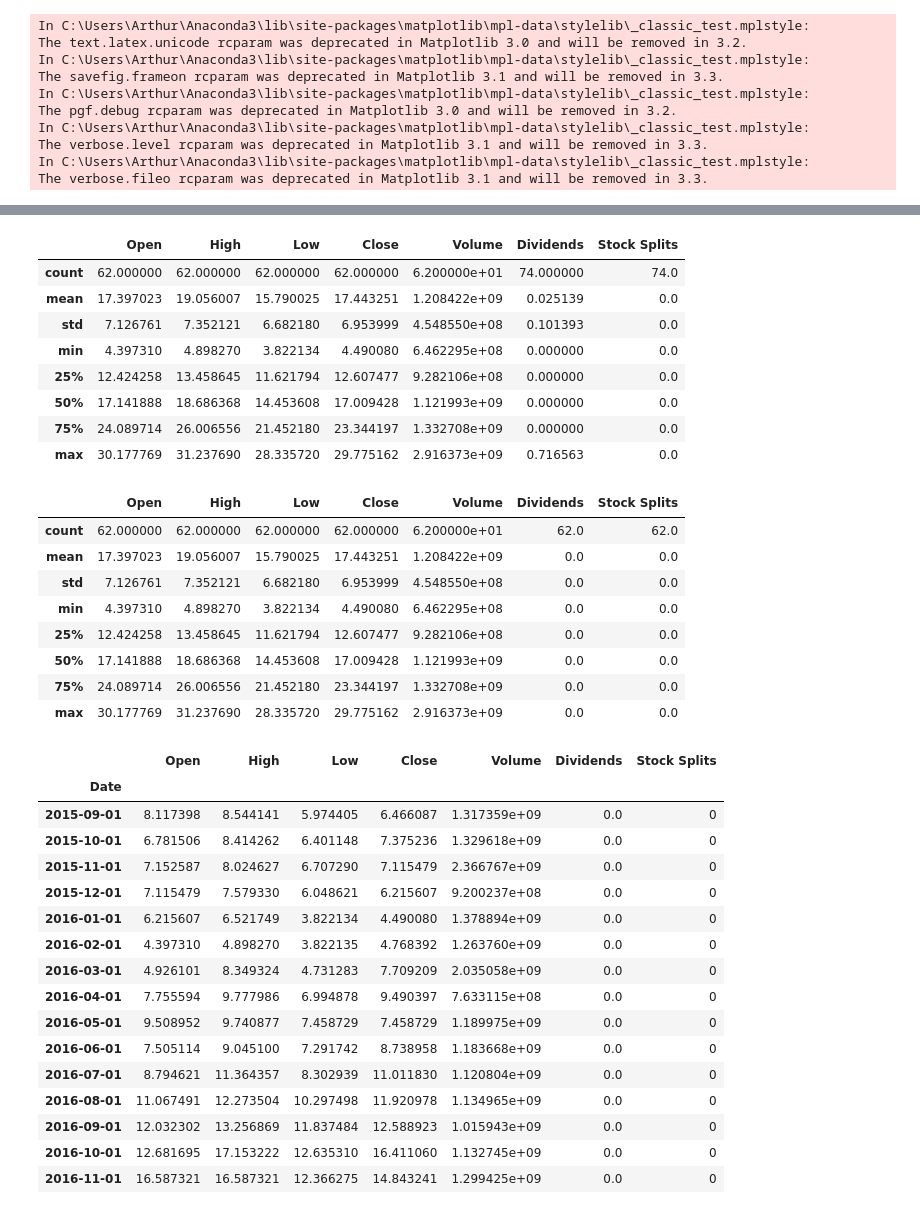
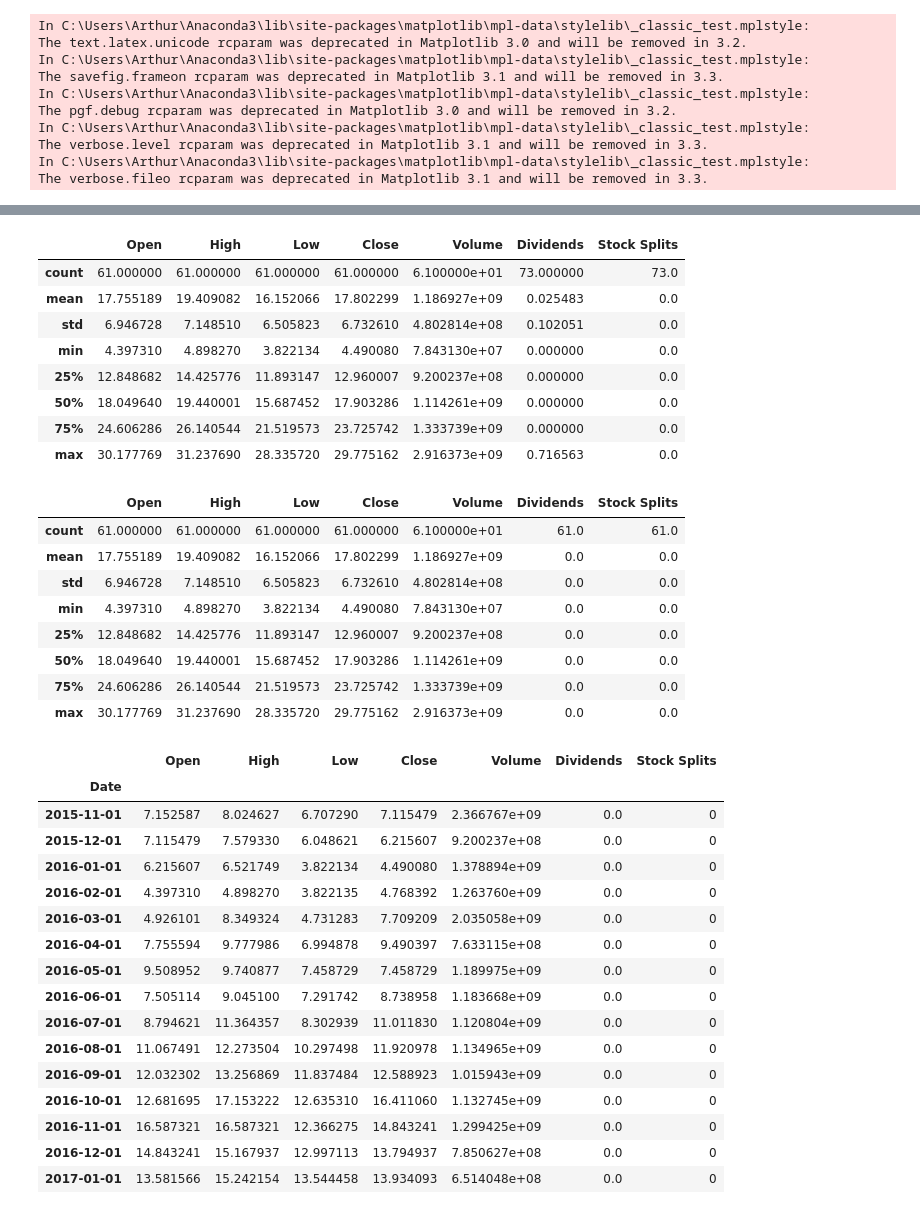
Before and after one commit to BretasArthur/CAPyM, a Jupyter notebook: Calculating the Beta - PETR4 & SP500.ipynb, the cells around one changed output, grey strips where cells are left out. Drawn from its saved outputs; the diff is of its cells as text; code cells hidden in the pictures.

```diff
--- a/Calculating the Beta - PETR4 & SP500.ipynb
+++ b/Calculating the Beta - PETR4 & SP500.ipynb
@@ -64,37 +65,35 @@ hist_sp5.head(15)
 # %%
 petr4 = yf.Ticker("PETR4.SA")
-hist_p4 = petr4.history(start="2015-09-01", end = "2020-10-01", interval = "1mo")
+hist_p4 = petr4.history(period='5y', interval = "1mo")
 hist_p4.describe()
 # %% [output]
 |  | Open | High | Low | Close | Volume | Dividends | Stock Splits |
-| count | 62.000000 | 62.000000 | 62.000000 | 62.000000 | 6.200000e+01 | 74.000000 | 74.0 |
-| mean | 17.397023 | 19.056007 | 15.790025 | 17.443251 | 1.208422e+09 | 0.025139 | 0.0 |
-| std | 7.126761 | 7.352121 | 6.682180 | 6.953999 | 4.548550e+08 | 0.101393 | 0.0 |
-| min | 4.397310 | 4.898270 | 3.822134 | 4.490080 | 6.462295e+08 | 0.000000 | 0.0 |
-| 25% | 12.424258 | 13.458645 | 11.621794 | 12.607477 | 9.282106e+08 | 0.000000 | 0.0 |
-| 50% | 17.141888 | 18.686368 | 14.453608 | 17.009428 | 1.121993e+09 | 0.000000 | 0.0 |
-| 75% | 24.089714 | 26.006556 | 21.452180 | 23.344197 | 1.332708e+09 | 0.000000 | 0.0 |
+| count | 61.000000 | 61.000000 | 61.000000 | 61.000000 | 6.100000e+01 | 73.000000 | 73.0 |
+| mean | 17.755189 | 19.409082 | 16.152066 | 17.802299 | 1.186927e+09 | 0.025483 | 0.0 |
+| std | 6.946728 | 7.148510 | 6.505823 | 6.732610 | 4.802814e+08 | 0.102051 | 0.0 |
+| min | 4.397310 | 4.898270 | 3.822134 | 4.490080 | 7.843130e+07 | 0.000000 | 0.0 |
+| 25% | 12.848682 | 14.425776 | 11.893147 | 12.960007 | 9.200237e+08 | 0.000000 | 0.0 |
+| 50% | 18.049640 | 19.440001 | 15.687452 | 17.903286 | 1.114261e+09 | 0.000000 | 0.0 |
+| 75% | 24.606286 | 26.140544 | 21.519573 | 23.725742 | 1.333739e+09 | 0.000000 | 0.0 |
 | max | 30.177769 | 31.237690 | 28.335720 | 29.775162 | 2.916373e+09 | 0.716563 | 0.0 |
 # %%
 hist_p4.dropna(axis=0, subset=['Close'], inplace=True)
 hist_p4.describe()
 # %% [output]
 |  | Open | High | Low | Close | Volume | Dividends | Stock Splits |
-| count | 62.000000 | 62.000000 | 62.000000 | 62.000000 | 6.200000e+01 | 62.0 | 62.0 |
-| mean | 17.397023 | 19.056007 | 15.790025 | 17.443251 | 1.208422e+09 | 0.0 | 0.0 |
-| std | 7.126761 | 7.352121 | 6.682180 | 6.953999 | 4.548550e+08 | 0.0 | 0.0 |
-| min | 4.397310 | 4.898270 | 3.822134 | 4.490080 | 6.462295e+08 | 0.0 | 0.0 |
-| 25% | 12.424258 | 13.458645 | 11.621794 | 12.607477 | 9.282106e+08 | 0.0 | 0.0 |
-| 50% | 17.141888 | 18.686368 | 14.453608 | 17.009428 | 1.121993e+09 | 0.0 | 0.0 |
-| 75% | 24.089714 | 26.006556 | 21.452180 | 23.344197 | 1.332708e+09 | 0.0 | 0.0 |
+| count | 61.000000 | 61.000000 | 61.000000 | 61.000000 | 6.100000e+01 | 61.0 | 61.0 |
+| mean | 17.755189 | 19.409082 | 16.152066 | 17.802299 | 1.186927e+09 | 0.0 | 0.0 |
+| std | 6.946728 | 7.148510 | 6.505823 | 6.732610 | 4.802814e+08 | 0.0 | 0.0 |
+| min | 4.397310 | 4.898270 | 3.822134 | 4.490080 | 7.843130e+07 | 0.0 | 0.0 |
+| 25% | 12.848682 | 14.425776 | 11.893147 | 12.960007 | 9.200237e+08 | 0.0 | 0.0 |
+| 50% | 18.049640 | 19.440001 | 15.687452 | 17.903286 | 1.114261e+09 | 0.0 | 0.0 |
+| 75% | 24.606286 | 26.140544 | 21.519573 | 23.725742 | 1.333739e+09 | 0.0 | 0.0 |
 | max | 30.177769 | 31.237690 | 28.335720 | 29.775162 | 2.916373e+09 | 0.0 | 0.0 |
 # %%
 hist_p4.head(15)
 # %% [output]
 |  | Open | High | Low | Close | Volume | Dividends | Stock Splits |
 | Date |  |  |  |  |  |  |  |
-| 2015-09-01 | 8.117398 | 8.544141 | 5.974405 | 6.466087 | 1.317359e+09 | 0.0 | 0 |
-| 2015-10-01 | 6.781506 | 8.414262 | 6.401148 | 7.375236 | 1.329618e+09 | 0.0 | 0 |
 | 2015-11-01 | 7.152587 | 8.024627 | 6.707290 | 7.115479 | 2.366767e+09 | 0.0 | 0 |
 | 2015-12-01 | 7.115479 | 7.579330 | 6.048621 | 6.215607 | 9.200237e+08 | 0.0 | 0 |
 | 2016-01-01 | 6.215607 | 6.521749 | 3.822134 | 4.490080 | 1.378894e+09 | 0.0 | 0 |
@@ -108,6 +107,8 @@ hist_p4.head(15)
 | 2016-09-01 | 12.032302 | 13.256869 | 11.837484 | 12.588923 | 1.015943e+09 | 0.0 | 0 |
 | 2016-10-01 | 12.681695 | 17.153222 | 12.635310 | 16.411060 | 1.132745e+09 | 0.0 | 0 |
 | 2016-11-01 | 16.587321 | 16.587321 | 12.366275 | 14.843241 | 1.299425e+09 | 0.0 | 0 |
+| 2016-12-01 | 14.843241 | 15.167937 | 12.997113 | 13.794937 | 7.850627e+08 | 0.0 | 0 |
+| 2017-01-01 | 13.581566 | 15.242154 | 13.544458 | 13.934093 | 6.514048e+08 | 0.0 | 0 |
 # %%
 prices = pd.concat([hist_sp5['Close'], hist_p4['Close']], axis=1)
 prices.columns = ['S&P500', 'Petrobras']
```
Also changed, not shown: parts of 14 cells of this notebook.
